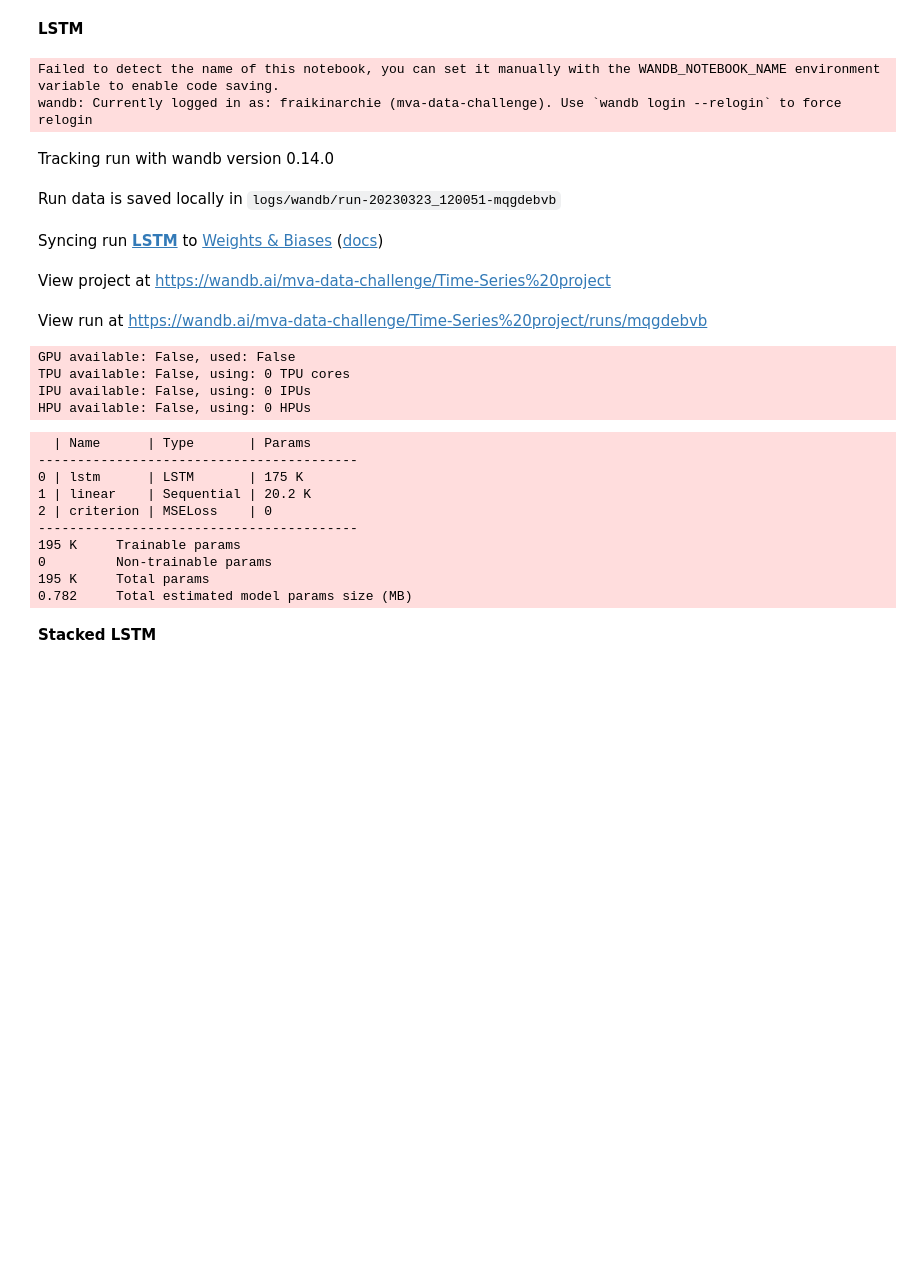
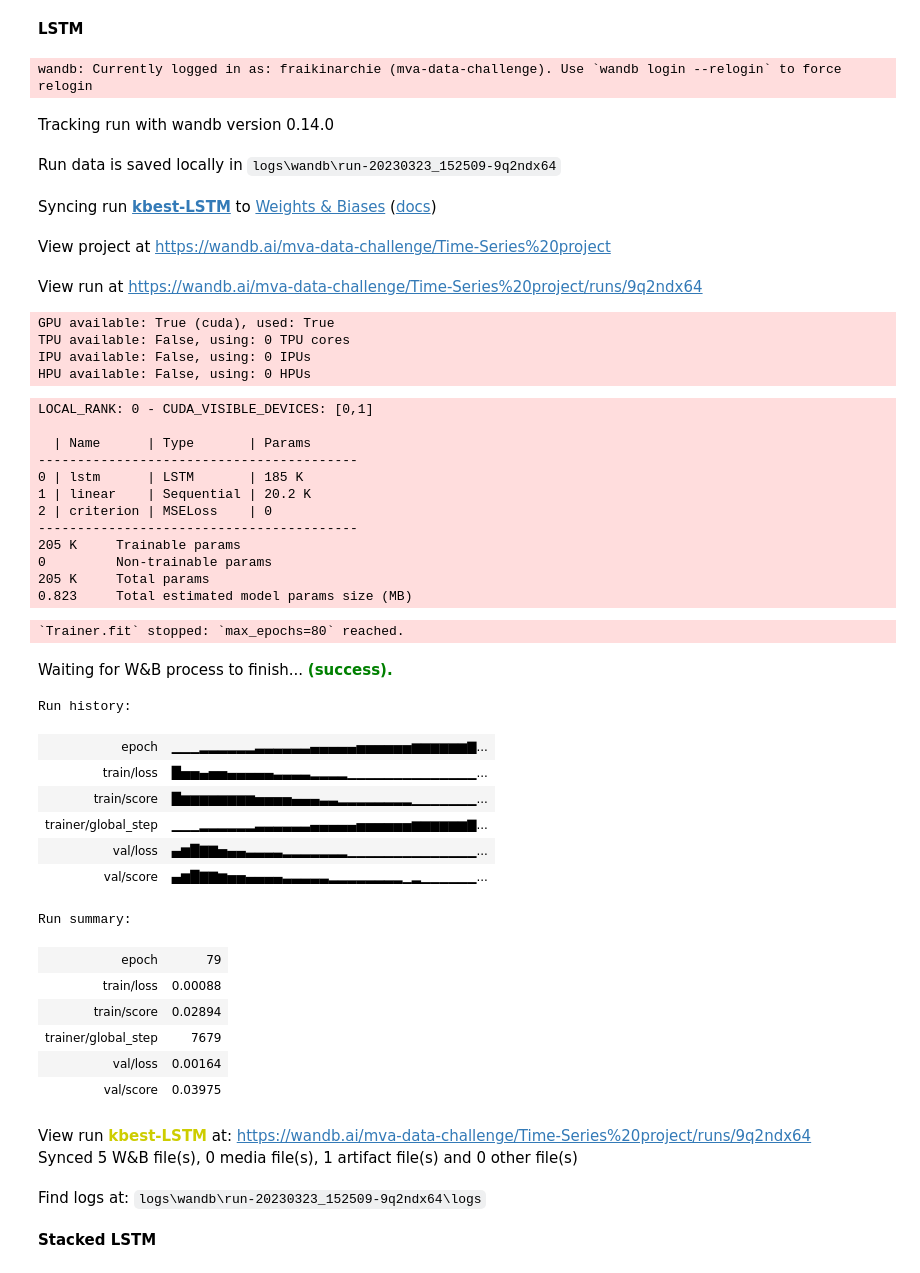
Before and after one commit to Archibald-Lafraik/tpa-lstm-pytorch, a Jupyter notebook: pl_main.ipynb, the cells around one changed output. Cells and saved outputs as stored; diff of their text form; code cells hidden in the pictures; blank space fills up the shorter version.

Commit message:
Add dataset preprocessing choice in dataset class

```diff
--- a/pl_main.ipynb
+++ b/pl_main.ipynb
@@ -11,4 +11,5 @@ from other_models import LSTM
 import pandas as pd
 from dataset import ElectricityDataModule
 # %%
-data_df = np.load('data/dataset_final.npy')
+data_df = np.load('data/kbest_dataset.npy')
+data_df.shape
@@ -21,6 +24,7 @@ data_splits = {
 
 elec_dm = ElectricityDataModule(
     dataset_splits=data_splits,
-    batch_size=32,
-    window_size=24
+    batch_size=256,
+    window_size=24,
+    data_style="kbest"
 )
@@ -28,28 +34,27 @@ elec_dm = ElectricityDataModule(
 **LSTM**
 # %%
 wandb_logger_lstm = WandbLogger(
-    name='LSTM',
+    name=f'{run_name}-LSTM',
     save_dir='logs',
     project='Time-Series project',
     log_model=True
 )
 
 lstm_trainer = pl.Trainer(
-    max_epochs=40,
+    max_epochs=80,
     # accelerator='gpu',
     strategy='auto',
     devices=1,
     logger=wandb_logger_lstm
 )
 # %% [output]
-Failed to detect the name of this notebook, you can set it manually with the WANDB_NOTEBOOK_NAME environment variable to enable code saving.
 wandb: Currently logged in as: fraikinarchie (mva-data-challenge). Use `wandb login --relogin` to force relogin
 Tracking run with wandb version 0.14.0
-Run data is saved locally in logs/wandb/run-20230323_120051-mqgdebvb
+Run data is saved locally in logs\wandb\run-20230323_152509-9q2ndx64
-Syncing run LSTM to Weights & Biases (docs)
+Syncing run kbest-LSTM to Weights & Biases (docs)
 View project at https://wandb.ai/mva-data-challenge/Time-Series%20project
-View run at https://wandb.ai/mva-data-challenge/Time-Series%20project/runs/mqgdebvb
+View run at https://wandb.ai/mva-data-challenge/Time-Series%20project/runs/9q2ndx64
-GPU available: False, used: False
+GPU available: True (cuda), used: True
 TPU available: False, using: 0 TPU cores
 IPU available: False, using: 0 IPUs
 HPU available: False, using: 0 HPUs
@@ -63,17 +68,39 @@ lstm = LSTM(
 )
 # %%
 lstm_trainer.fit(lstm, elec_dm)
+wandb_logger_lstm.experiment.finish()
 # %% [output]
+LOCAL_RANK: 0 - CUDA_VISIBLE_DEVICES: [0,1]
+
   | Name      | Type       | Params
 -----------------------------------------
-0 | lstm      | LSTM       | 175 K
+0 | lstm      | LSTM       | 185 K
 1 | linear    | Sequential | 20.2 K
 2 | criterion | MSELoss    | 0
 -----------------------------------------
-195 K     Trainable params
+205 K     Trainable params
 0         Non-trainable params
-195 K     Total params
-0.782     Total estimated model params size (MB)
+205 K     Total params
+0.823     Total estimated model params size (MB)
+`Trainer.fit` stopped: `max_epochs=80` reached.
+Waiting for W&B process to finish... (success).
+Run history:
+| epoch | ▁▁▁▂▂▂▂▂▂▃▃▃▃▃▃▄▄▄▄▄▅▅▅▅▅▅▆▆▆▆▆▆▇... |
+| train/loss | █▅▅▄▅▅▄▄▄▄▄▃▃▃▃▂▂▂▂▁▁▁▁▁▁▁▁▁▁▁▁▁▁... |
+| train/score | █▆▆▆▆▆▆▆▆▅▅▅▅▄▄▄▃▃▂▂▂▂▂▂▂▂▁▁▁▁▁▁▁... |
+| trainer/global_step | ▁▁▁▂▂▂▂▂▂▃▃▃▃▃▃▄▄▄▄▄▅▅▅▅▅▅▆▆▆▆▆▆▇... |
+| val/loss | ▄▆█▇▇▅▄▄▃▃▃▃▂▂▂▂▂▂▂▁▁▁▁▁▁▁▁▁▁▁▁▁▁... |
+| val/score | ▄▆█▇▇▆▅▅▄▄▄▄▃▃▃▃▃▂▂▂▂▂▂▂▂▁▂▁▁▁▁▁▁... |
+Run summary:
+| epoch | 79 |
+| train/loss | 0.00088 |
+| train/score | 0.02894 |
+| trainer/global_step | 7679 |
+| val/loss | 0.00164 |
+| val/score | 0.03975 |
+View run kbest-LSTM at: https://wandb.ai/mva-data-challenge/Time-Series%20project/runs/9q2ndx64
+Synced 5 W&B file(s), 0 media file(s), 1 artifact file(s) and 0 other file(s)
+Find logs at: logs\wandb\run-20230323_152509-9q2ndx64\logs
 # %% [markdown]
 **Stacked LSTM**
 # %%
```
Also changed, not shown: parts of 7 cells of this notebook, 1 other file.
